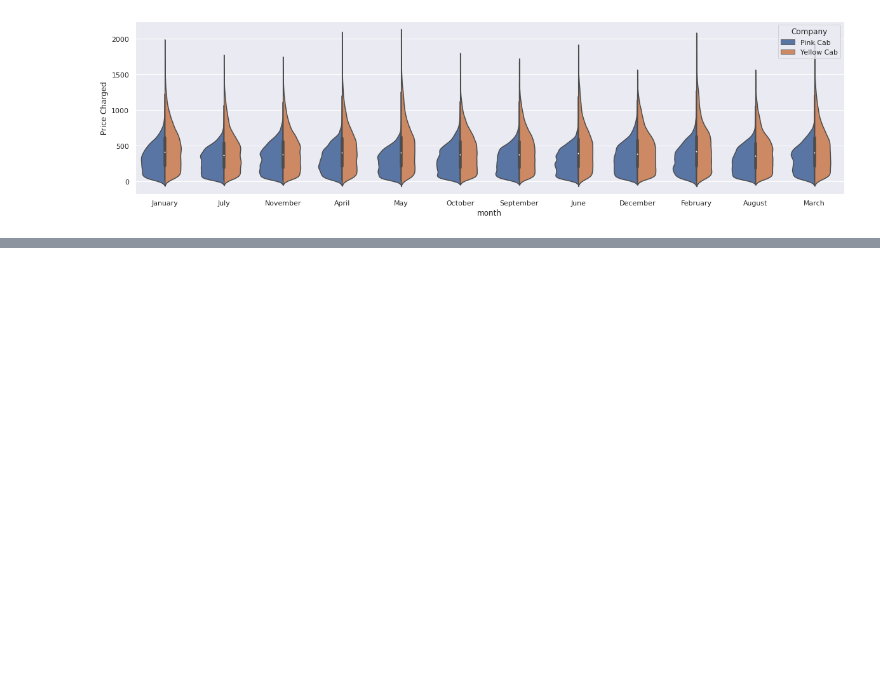
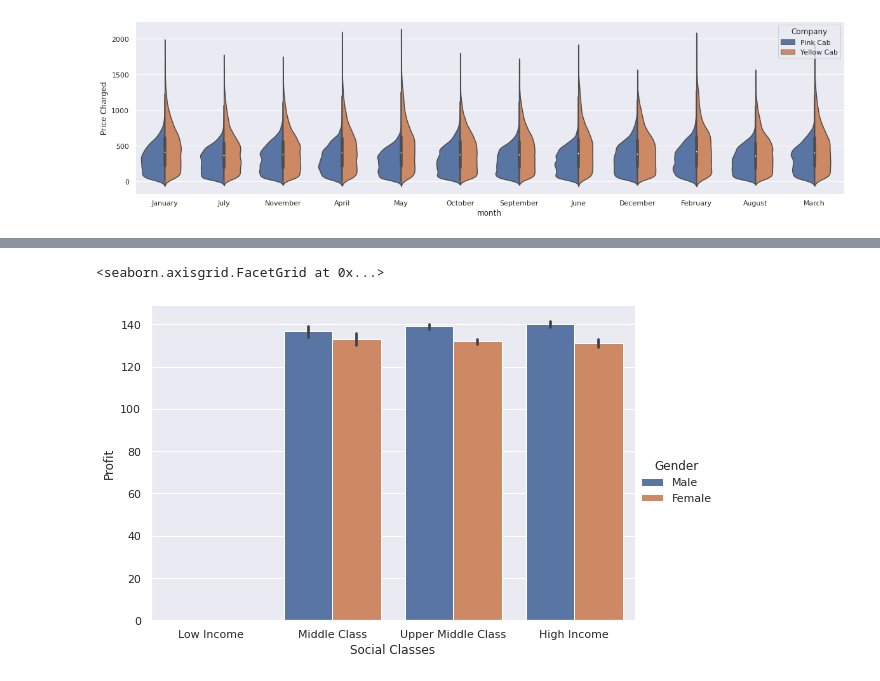
Before and after one commit to colinmburugu/DataSets, a Jupyter notebook: CABS.ipynb, the cells around one changed output, grey strips where cells are left out. Saved outputs shown, nothing was run; the diff lists cells and outputs as text; code cells hidden in the pictures; blank space fills up the shorter version.

```diff
--- a/CABS.ipynb
+++ b/CABS.ipynb
@@ -369,0 +388,5 @@ sns.violinplot(x="month", y="Price Charged",hue='Company',split='True', data=fin
+# %%
+sns.catplot(x="Social Classes", y="Profit", hue="Gender", kind="bar", data=final,height = 5,aspect = 1.5)
+# %% [output]
+<seaborn.axisgrid.FacetGrid at 0x...>
+[figure, added]
```
Also changed, not shown: parts of 17 cells of this notebook.
